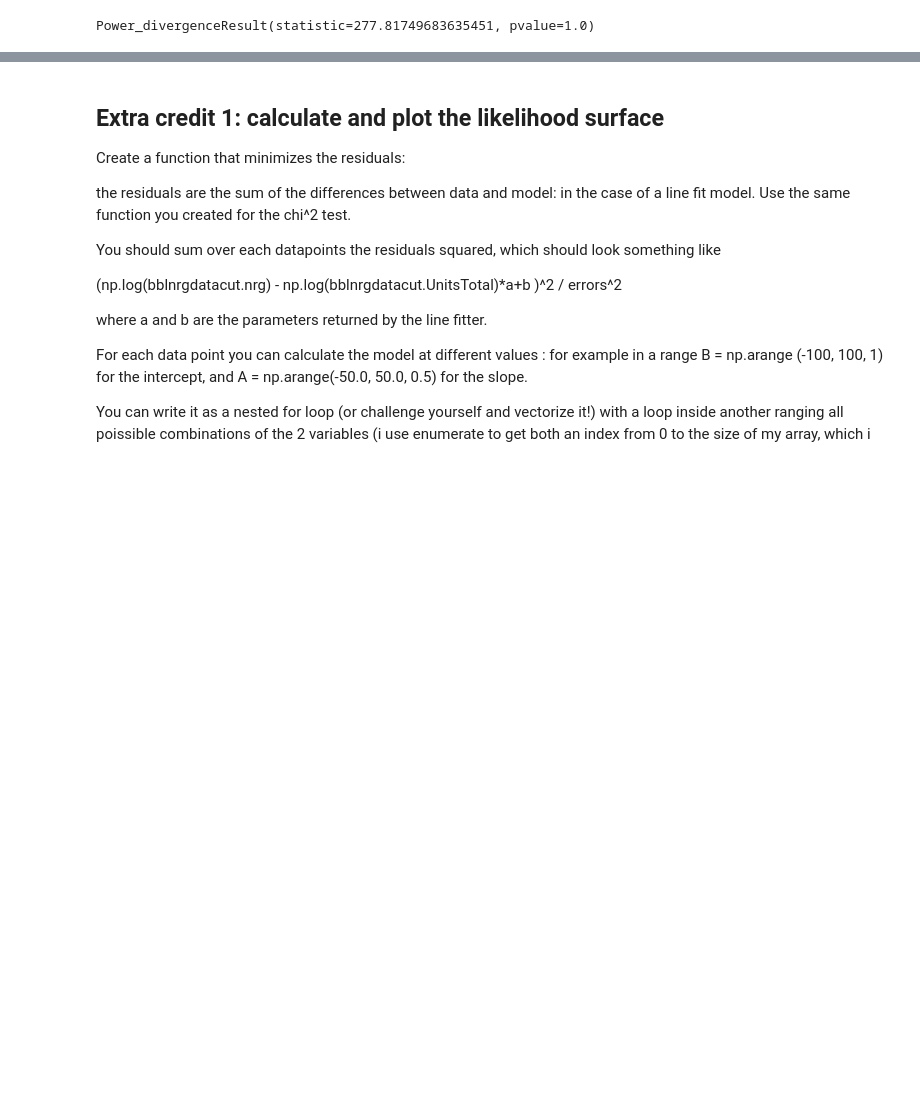
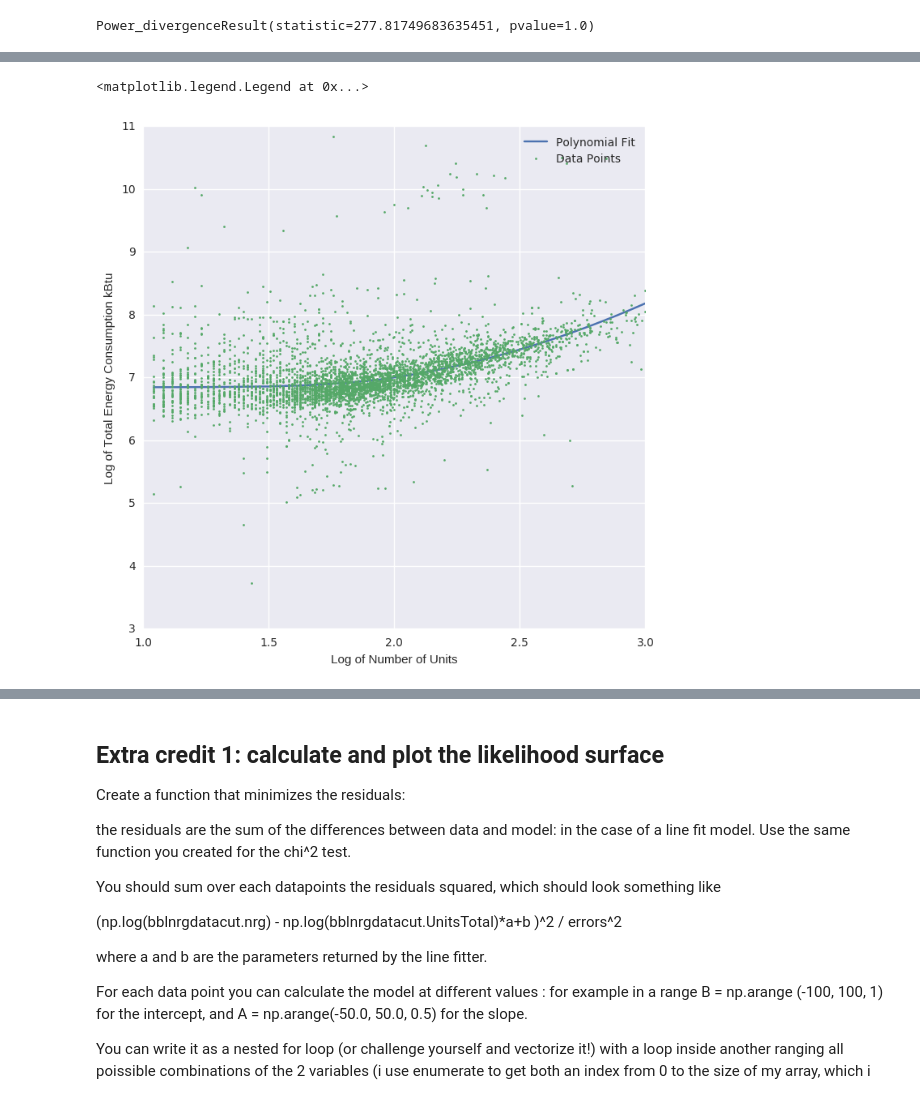
Before and after one commit to dfay88-zz/PUI2016_df1383, a Jupyter notebook: HW6_df1383/HW6_1_df1383.ipynb, the cells around one changed output, grey strips where cells are left out. Cells and saved outputs as stored; diff of their text form; code cells hidden in the pictures; blank space fills up the shorter version.

```diff
--- a/HW6_df1383/HW6_1_df1383.ipynb
+++ b/HW6_df1383/HW6_1_df1383.ipynb
@@ -520,0 +539,16 @@ dtype: float64
+# %%
+# Plot polynomial fit for units by energy
+pred_nrg_poly = poly_units_energy.predict(log_units)
+pred_nrg_poly.sort()
+sorted_units = np.log10(bblnrgdata_cut['UnitsTotal'])
+sorted_units.sort()
+
+plt.figure(figsize=(8,8))
+plt.plot(sorted_units, pred_nrg_poly, label='Polynomial Fit')
+plt.plot(np.log10(bblnrgdata_cut['UnitsTotal']), np.log10(bblnrgdata_cut['EnergyTOTAL']), 'o', markersize=2, label='Data Points')
+plt.ylabel('Log of Total Energy Consumption kBtu')
+plt.xlabel('Log of Number of Units')
+plt.legend()
+# %% [output]
+<matplotlib.legend.Legend at 0x...>
+[figure, added]
```
Also changed, not shown: parts of 15 cells of this notebook.
